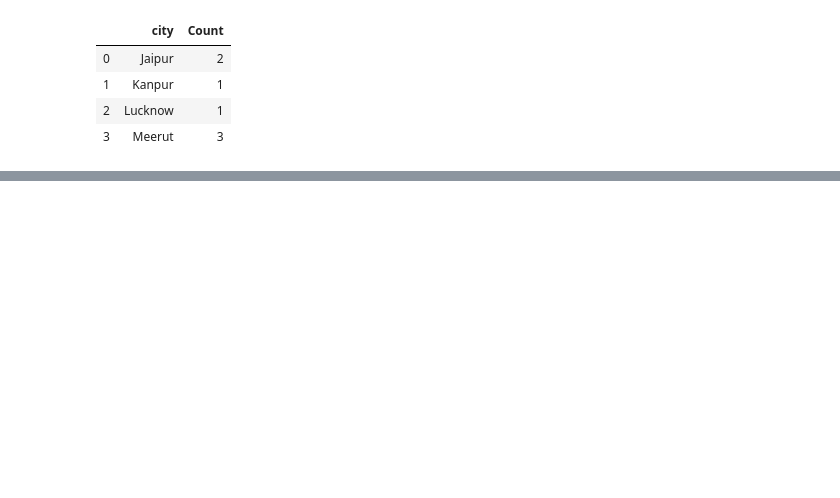
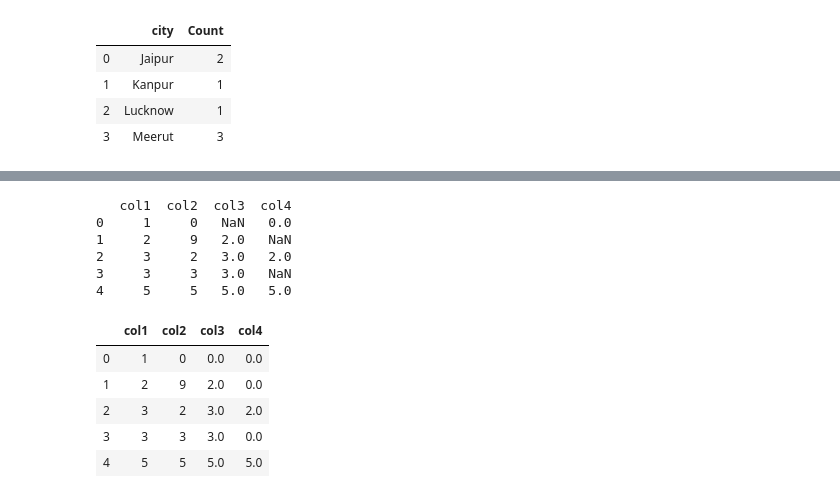
Before and after one commit to chetnakhanna16/Pandas_Practice, a Jupyter notebook: PandasDataFrame_Practice.ipynb, the cells around one changed output, grey strips where cells are left out. Saved outputs shown, nothing was run; the diff lists cells and outputs as text; code cells hidden in the pictures; blank space fills up the shorter version.

```diff
--- a/PandasDataFrame_Practice.ipynb
+++ b/PandasDataFrame_Practice.ipynb
@@ -414,0 +465,20 @@ df1
+# %%
+# 32. Write a Pandas program to replace all the NaN values with Zero's in a column of a dataframe.
+
+df1 = pd.DataFrame({'col1':[1,2,3,3,5],'col2':[0,9,2,3,5],'col3':[np.nan,2,3,3,5],'col4':[0,np.nan,2,np.nan,5]})
+print(df1)
+#Write any value in fillna() to replace NA with that value
+df1.fillna(0)
+# %% [output]
+   col1  col2  col3  col4
+0     1     0   NaN   0.0
+1     2     9   2.0   NaN
+2     3     2   3.0   2.0
+3     3     3   3.0   NaN
+4     5     5   5.0   5.0
+|  | col1 | col2 | col3 | col4 |
+| 0 | 1 | 0 | 0.0 | 0.0 |
+| 1 | 2 | 9 | 2.0 | 0.0 |
+| 2 | 3 | 2 | 3.0 | 2.0 |
+| 3 | 3 | 3 | 3.0 | 0.0 |
+| 4 | 5 | 5 | 5.0 | 5.0 |
```
Also changed, not shown: parts of 8 cells of this notebook.
